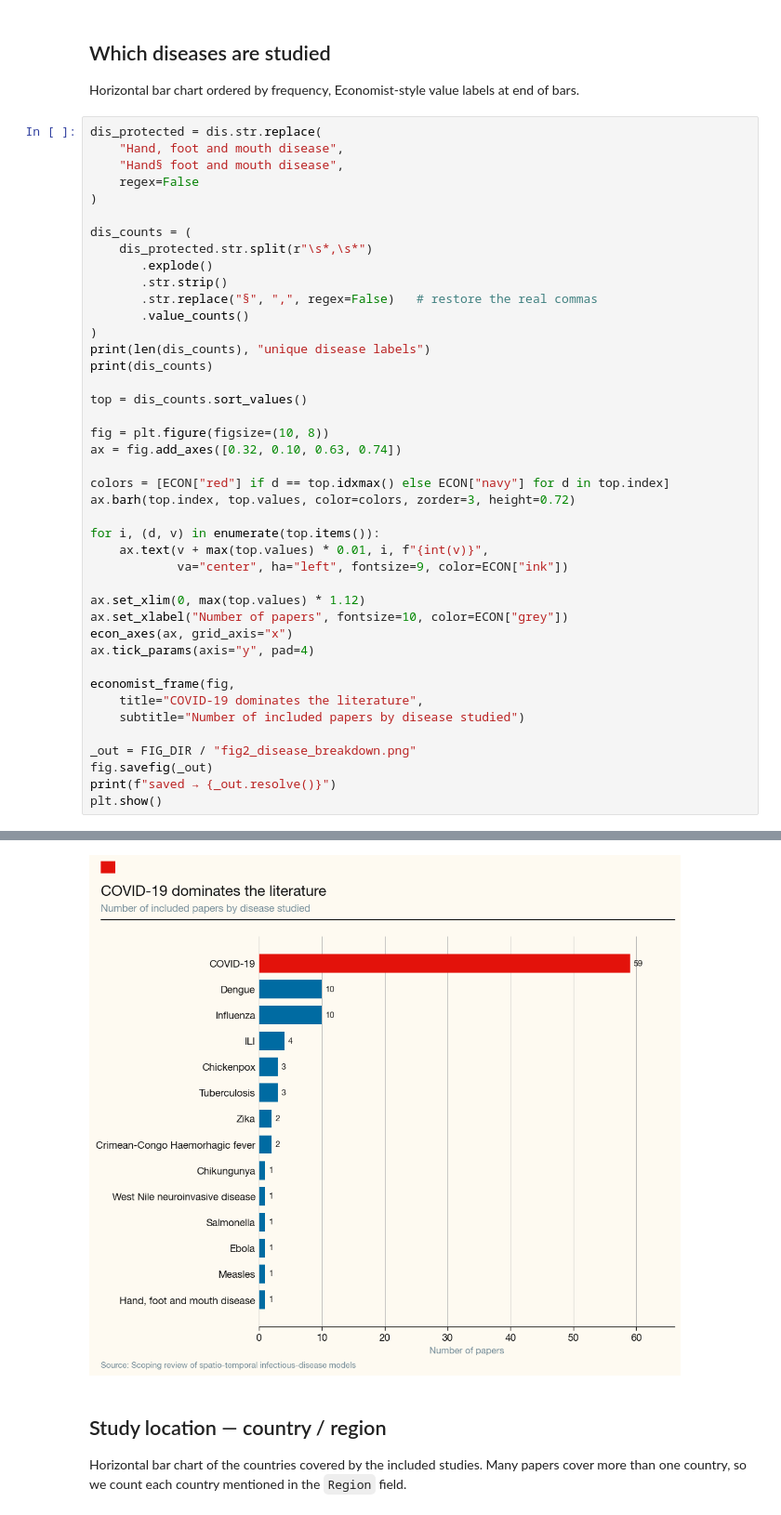
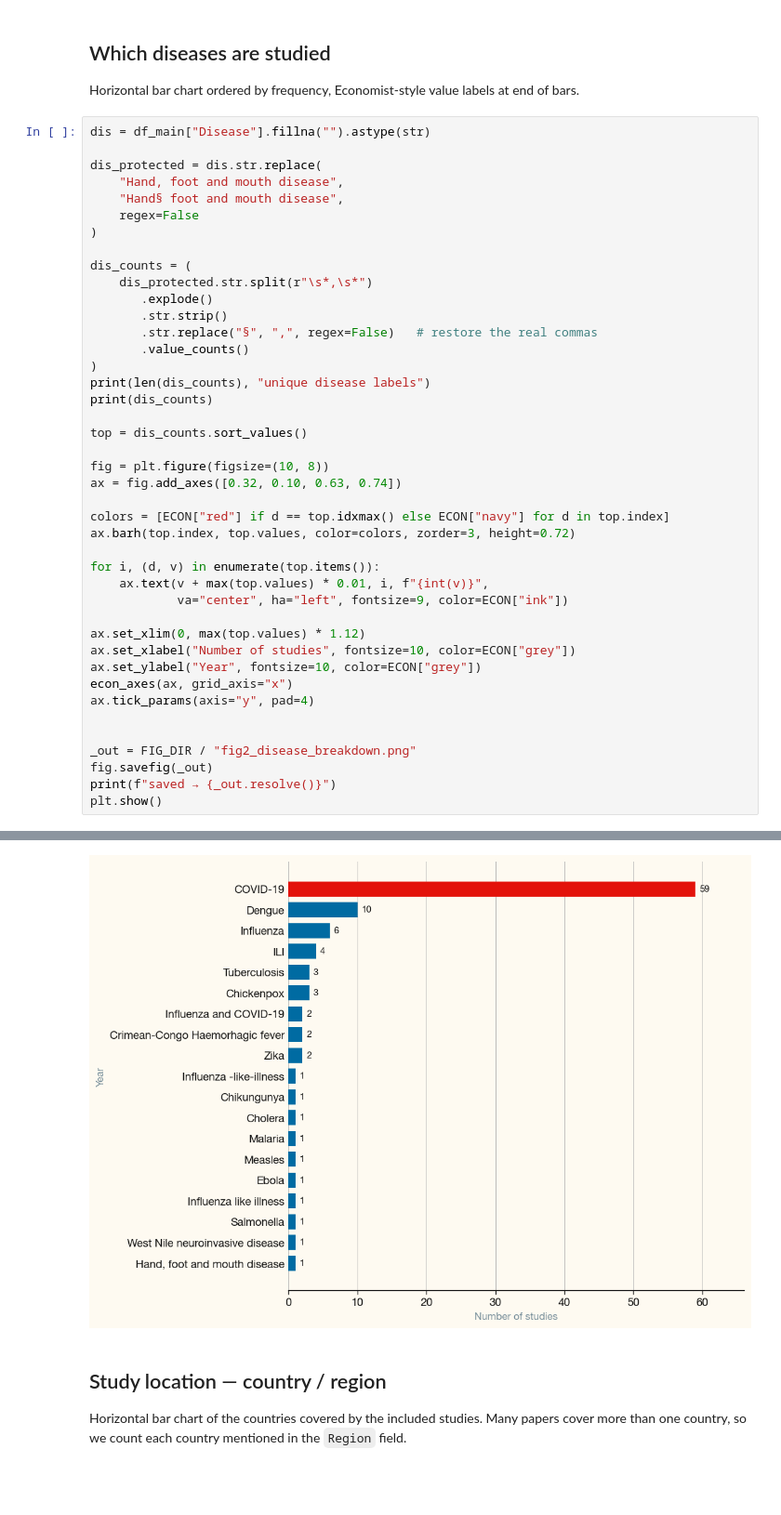
Before and after one commit to ai4ci/scoping-review-figures, a Jupyter notebook: review_analysis.ipynb, the cells around one changed output, grey strips where cells are left out. Shown at 93% size. Saved outputs shown, nothing was run; the diff lists cells and outputs as text; blank space fills up the shorter version.

```diff
--- a/review_analysis.ipynb
+++ b/review_analysis.ipynb
@@ -132,6 +127,8 @@ saved → /Users/oc25003/scoping-review-figures/exported_figures/fig1_publicatio
 ## Which diseases are studied
 Horizontal bar chart ordered by frequency, Economist-style value labels at end of bars.
 # %%
+dis = df_main["Disease"].fillna("").astype(str)
+
 dis_protected = dis.str.replace(
     "Hand, foot and mouth disease",
     "Hand§ foot and mouth disease",
@@ -161,13 +158,11 @@ for i, (d, v) in enumerate(top.items()):
             va="center", ha="left", fontsize=9, color=ECON["ink"])
 
 ax.set_xlim(0, max(top.values) * 1.12)
-ax.set_xlabel("Number of papers", fontsize=10, color=ECON["grey"])
+ax.set_xlabel("Number of studies", fontsize=10, color=ECON["grey"])
+ax.set_ylabel("Year", fontsize=10, color=ECON["grey"])
 econ_axes(ax, grid_axis="x")
 ax.tick_params(axis="y", pad=4)
 
-economist_frame(fig,
-    title="COVID-19 dominates the literature",
-    subtitle="Number of included papers by disease studied")
 
 _out = FIG_DIR / "fig2_disease_breakdown.png"
 fig.savefig(_out)
@@ -193,6 +187,6 @@ Chikungunya                         1
 Name: count, dtype: int64
 saved → /Users/oc25003/scoping-review-figures/exported_figures/fig2_disease_breakdown.png
-[figure, old version]
+[figure, new version]
 # %% [markdown]
 ## Study location — country / region
 
```
Also changed, not shown: parts of 19 cells of this notebook, 3 other files.
